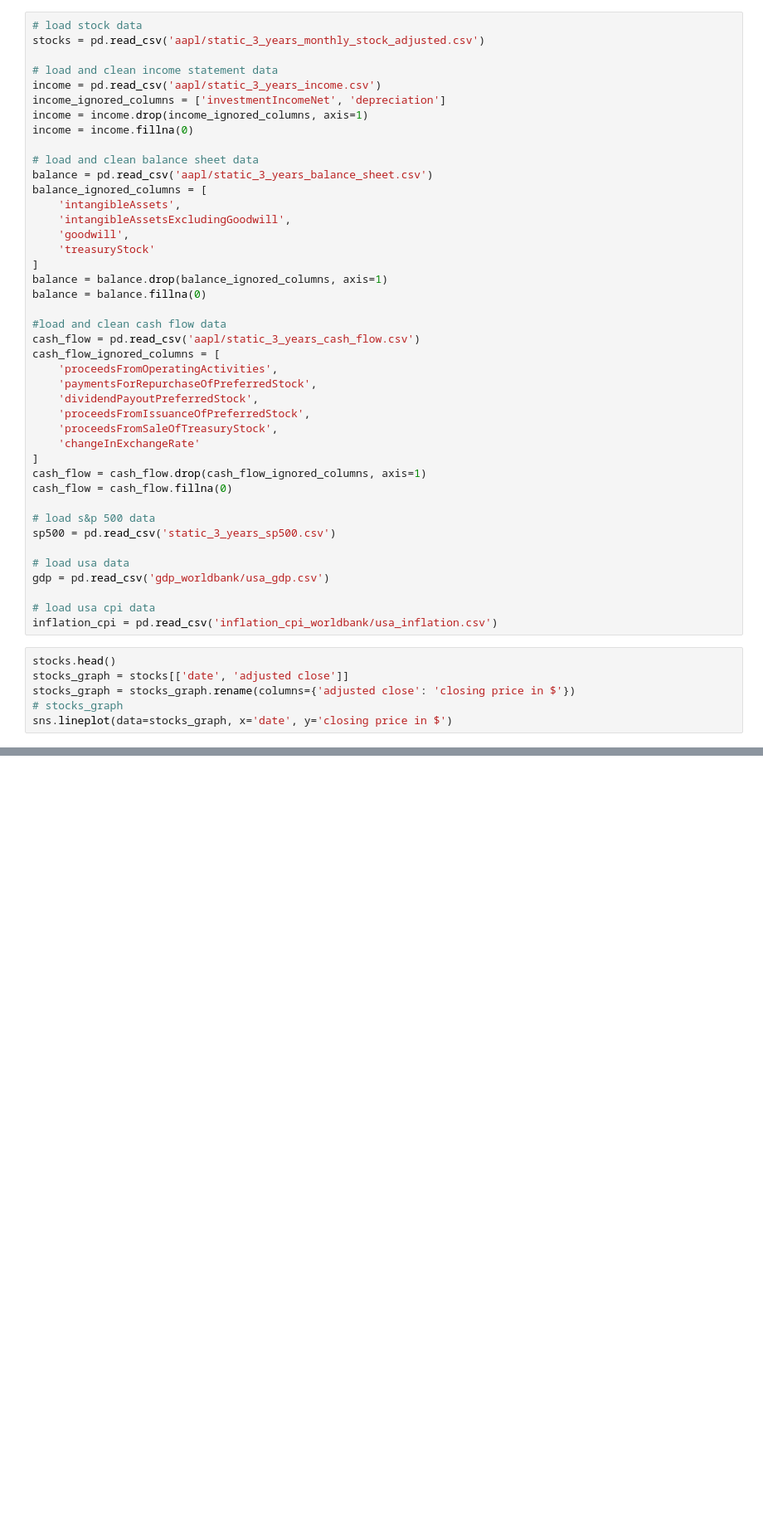
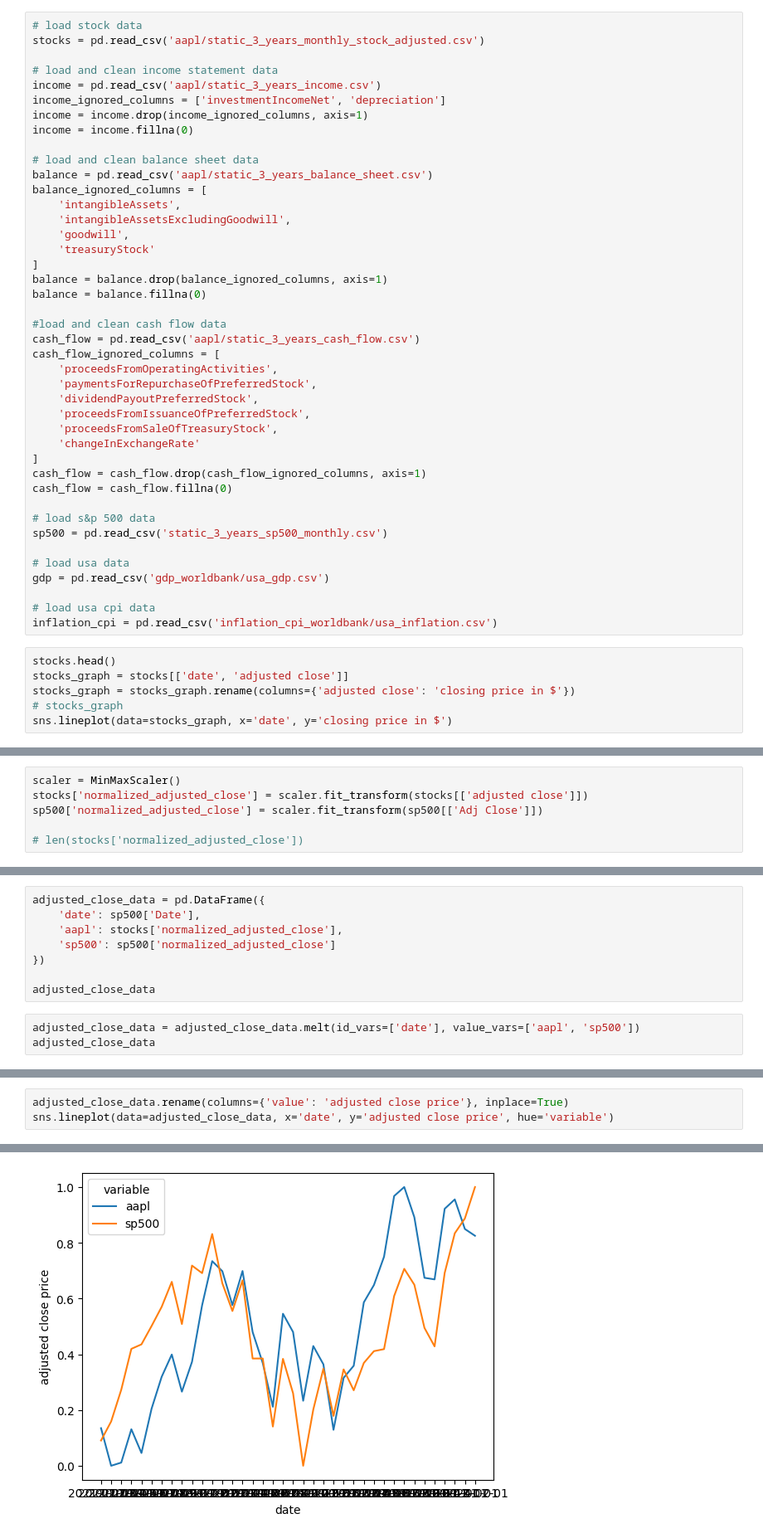
Before and after one commit to miridium-electrode/stocks-capstone, a Jupyter notebook: analysis.ipynb, the cells around one changed output, grey strips where cells are left out. Shown: that part at 83% size. Saved outputs shown, nothing was run; the diff lists cells and outputs as text; blank space fills up the shorter version.

Commit message:
combining graph trial

```diff
--- a/analysis.ipynb
+++ b/analysis.ipynb
@@ -38,7 +39,7 @@ cash_flow = cash_flow.drop(cash_flow_ignored_columns, axis=1)
 cash_flow = cash_flow.fillna(0)
 
 # load s&p 500 data
-sp500 = pd.read_csv('static_3_years_sp500.csv')
+sp500 = pd.read_csv('static_3_years_sp500_monthly.csv')
 
 # load usa data
 gdp = pd.read_csv('gdp_worldbank/usa_gdp.csv')
@@ -65,0 +85,6 @@ appl
+# %%
+scaler = MinMaxScaler()
+stocks['normalized_adjusted_close'] = scaler.fit_transform(stocks[['adjusted close']])
+sp500['normalized_adjusted_close'] = scaler.fit_transform(sp500[['Adj Close']])
+
+# len(stocks['normalized_adjusted_close'])
@@ -65,0 +95,11 @@ appl
+# %%
+adjusted_close_data = pd.DataFrame({
+    'date': sp500['Date'],
+    'aapl': stocks['normalized_adjusted_close'],
+    'sp500': sp500['normalized_adjusted_close']
+})
+
+adjusted_close_data
+# %%
+adjusted_close_data = adjusted_close_data.melt(id_vars=['date'], value_vars=['aapl', 'sp500'])
+adjusted_close_data
@@ -65,0 +120,4 @@ appl
+# %%
+adjusted_close_data.rename(columns={'value': 'adjusted close price'}, inplace=True)
+sns.lineplot(data=adjusted_close_data, x='date', y='adjusted close price', hue='variable')
+# %% [output]
@@ -65,0 +125 @@ appl
+[figure, added]
```
Also changed, not shown: parts of 6 cells of this notebook, 1 other file.
